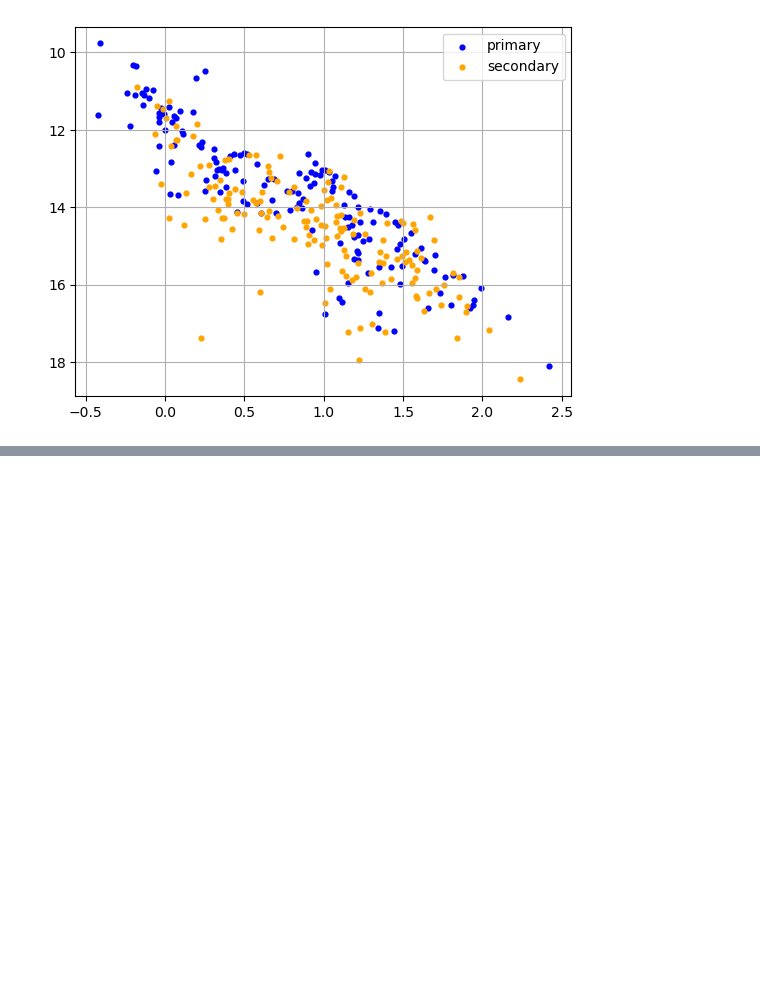
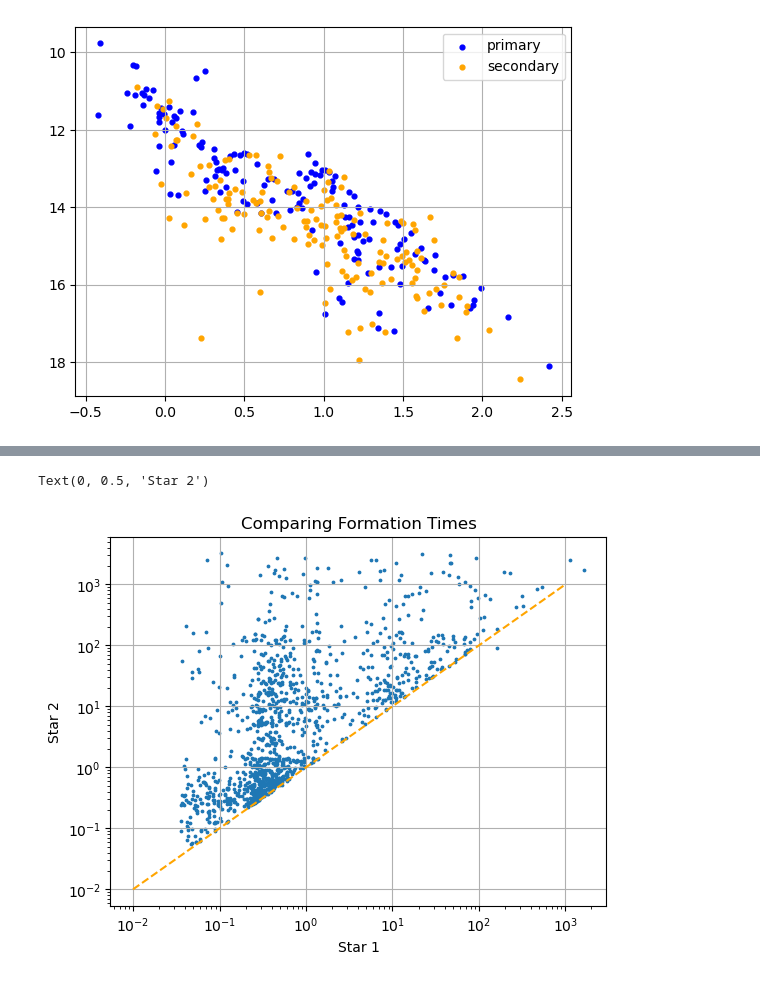
Before and after one commit to alice-crafford/Astro-Project-1, a Jupyter notebook: Project1_Data.ipynb, the cells around one changed output, grey strips where cells are left out. Cells and saved outputs as stored; diff of their text form; code cells hidden in the pictures; blank space fills up the shorter version.

```diff
--- a/Project1_Data.ipynb
+++ b/Project1_Data.ipynb
@@ -280,0 +91,11 @@ plt.scatter(WD1_formation_times, WD2_formation_times)
+# %%
+import pandas as pd
+
+binary_data = pd.read_csv('Project 1/Table_A1.csv')
+
+# all in Gyr
+age_cols = ['cool_ageH_1', 'cool_ageH_2', 'tot_age_1', 'tot_age_2']
+age_data = binary_data.dropna(axis=0, subset=age_cols)[age_cols].copy()
+
+age_data['form_time_1'] = age_data['tot_age_1'] - age_data['cool_ageH_1']
+age_data['form_time_2'] = age_data['tot_age_2'] - age_data['cool_ageH_2']
@@ -280,0 +118,15 @@ plt.scatter(WD1_formation_times, WD2_formation_times)
+# %%
+# Plot
+plt.scatter(age_data['form_time_1'], age_data['form_time_2'], 3)
+plt.loglog()
+
+x = np.logspace(-2, 3, 6)
+plt.plot(x, x, linestyle='dashed', color='orange')
+plt.grid()
+
+plt.title('Comparing Formation Times')
+plt.xlabel('Star 1')
+plt.ylabel('Star 2')
+# %% [output]
+Text(0, 0.5, 'Star 2')
+[figure, added]
```
Also changed, not shown: parts of 13 cells of this notebook, 2 other files.
